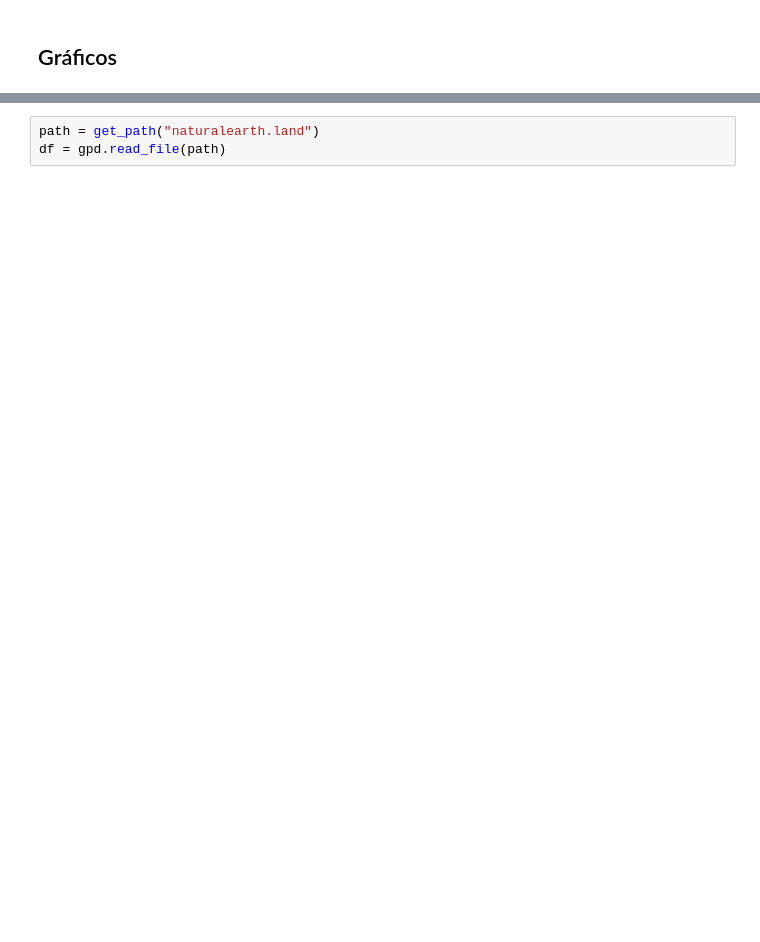
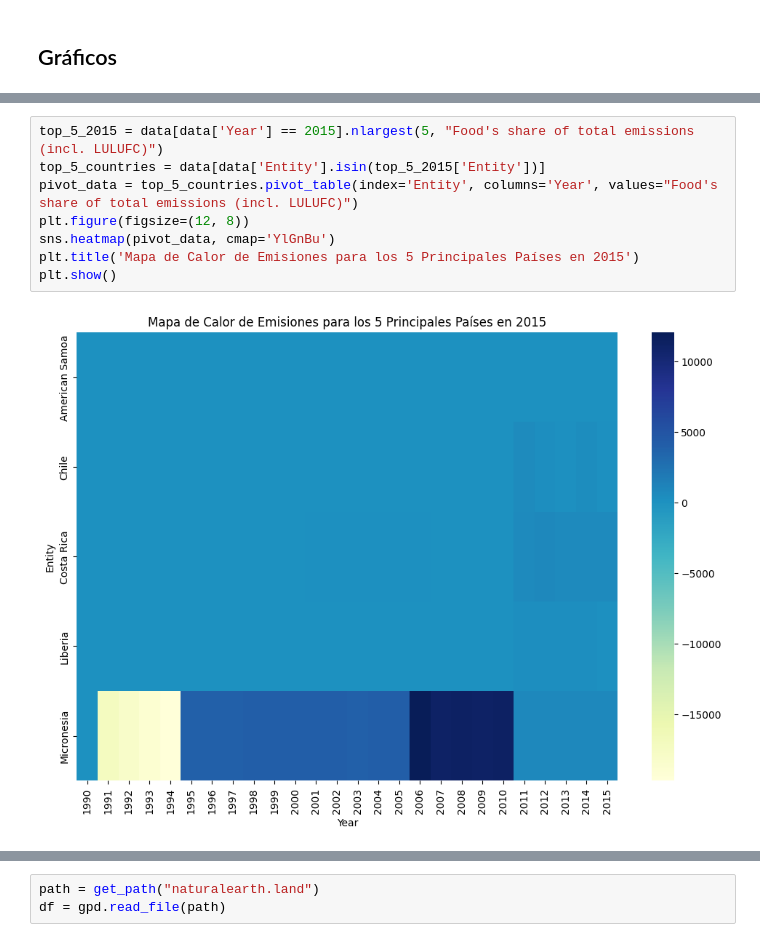
Before and after one commit to MaIsabelSolano/UVG_DS_Lab9, a Jupyter notebook: Lab9.ipynb, the cells around one changed output, grey strips where cells are left out. Cells and saved outputs as stored; diff of their text form; blank space fills up the shorter version.

```diff
--- a/Lab9.ipynb
+++ b/Lab9.ipynb
@@ -111,0 +98,10 @@ from geodatasets import get_path
+# %%
+top_5_2015 = data[data['Year'] == 2015].nlargest(5, "Food's share of total emissions (incl. LULUFC)")
+top_5_countries = data[data['Entity'].isin(top_5_2015['Entity'])]
+pivot_data = top_5_countries.pivot_table(index='Entity', columns='Year', values="Food's share of total emissions (incl. LULUFC)")
+plt.figure(figsize=(12, 8))
+sns.heatmap(pivot_data, cmap='YlGnBu')
+plt.title('Mapa de Calor de Emisiones para los 5 Principales Países en 2015')
+plt.show()
+# %% [output]
+[figure, added]
```
Also changed, not shown: parts of 21 cells of this notebook.
